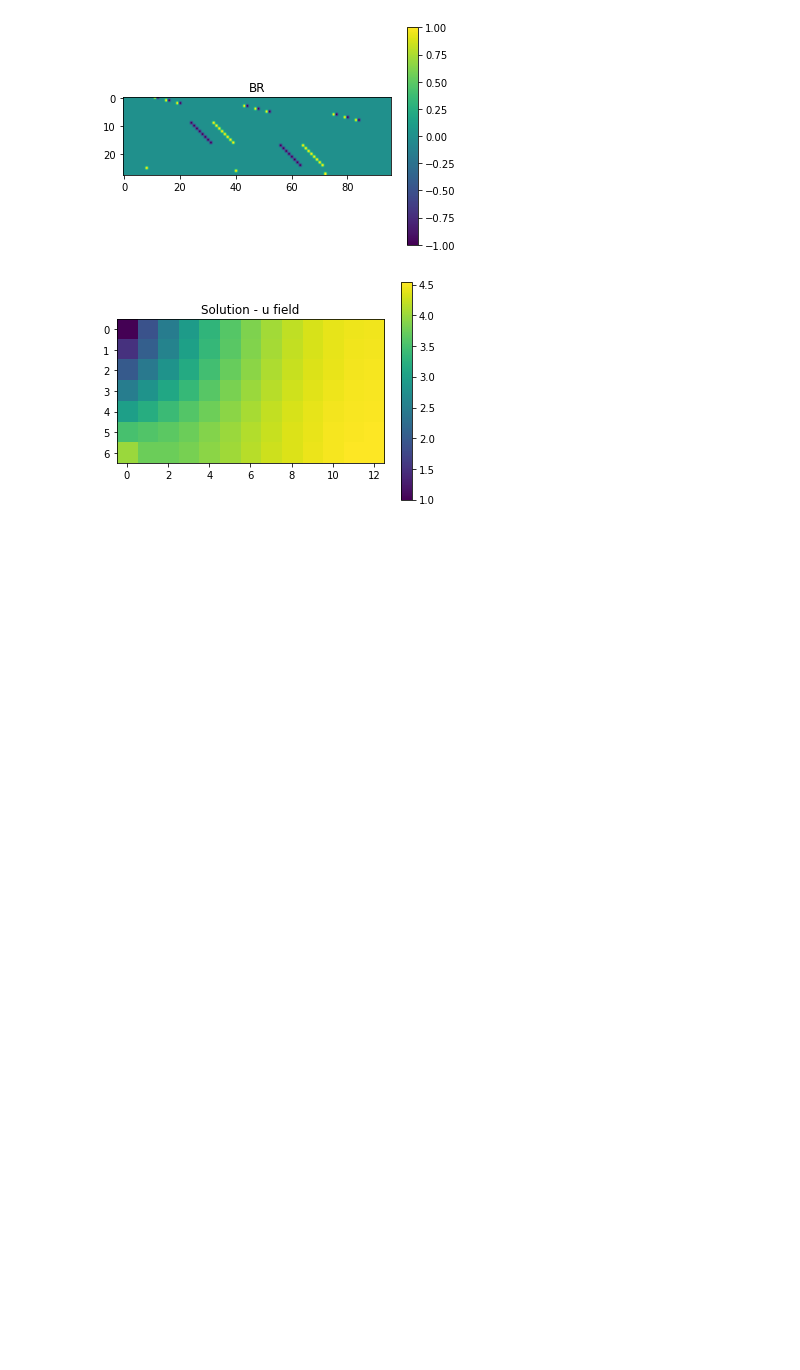
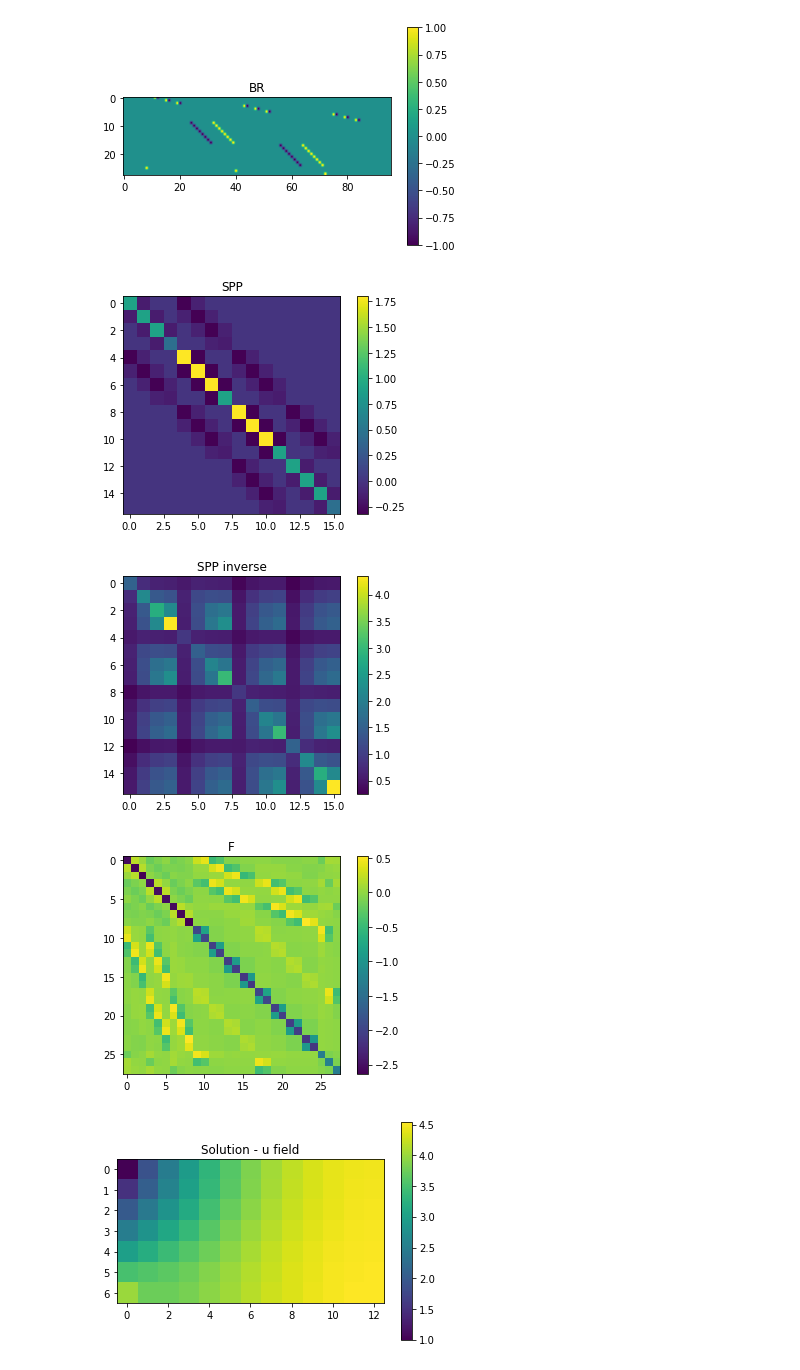
Before and after one commit to pauromeu/feti-dp-sp1, a Jupyter notebook: src/main_serial.ipynb, the cells around one changed output. Saved outputs shown, nothing was run; the diff lists cells and outputs as text; code cells hidden in the pictures; blank space fills up the shorter version.

```diff
--- a/src/main_serial.ipynb
+++ b/src/main_serial.ipynb
@@ -126,9 +124,13 @@ dH = d - BlambdaR @ KRR_inv @ ((IR + KRP @ SPP_inv @ KPR @ KRR_inv) @ fRH - KRP
 F = -BlambdaR @ KRR_inv @ (KRP @ SPP_inv @ KPR @ KRR_inv + IR) @ BlambdaR.T
 # %%
 # Print some matrices
-# plot_sparse_matrix(SPP, 'SPP')
-# plot_sparse_matrix(SPP_inv, 'SPP inverse')
-# plot_sparse_matrix(F, 'F')
+plot_sparse_matrix(SPP, 'SPP')
+plot_sparse_matrix(SPP_inv, 'SPP inverse')
+plot_sparse_matrix(F, 'F')
+# %% [output]
+[figure, added]
+[figure, added]
+[figure, added]
 # %%
 # System matrix check
 
```
Also changed, not shown: parts of 3 cells of this notebook, 6 other files.
